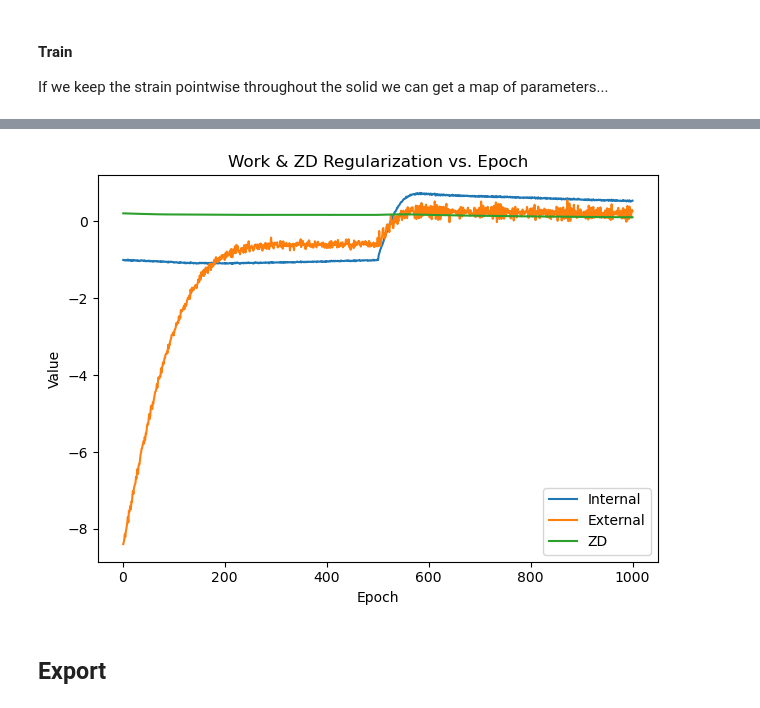
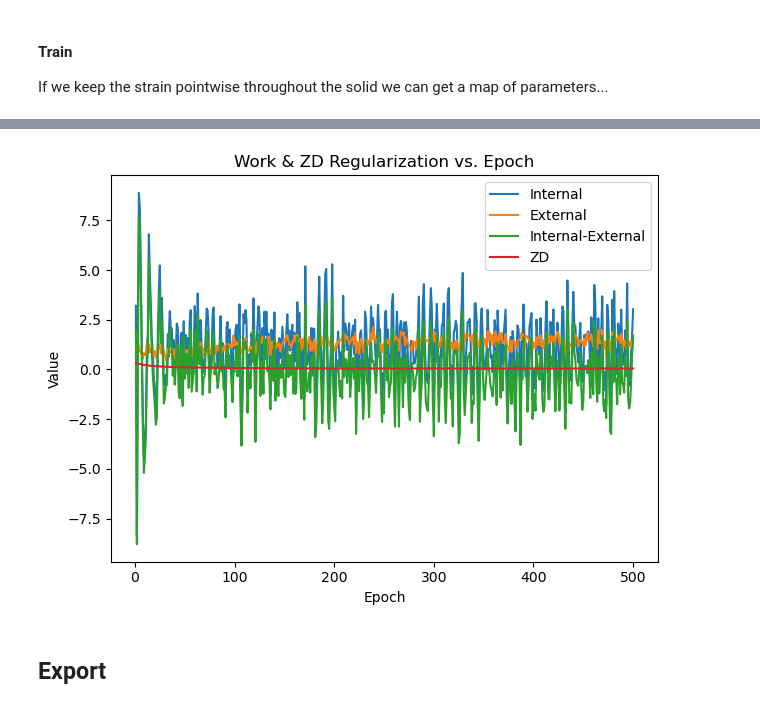
Before and after one commit to grodrguez3/EUCLID-hyperelasticity-NN, a Jupyter notebook: my_drivers/Taylor_expansions_Eigen.ipynb, the cells around one changed output, grey strips where cells are left out. Cells and saved outputs as stored; diff of their text form; code cells hidden in the pictures.

Commit message:
Update ZD to nodes..

```diff
--- a/my_drivers/Taylor_expansions_Eigen.ipynb
+++ b/my_drivers/Taylor_expansions_Eigen.ipynb
@@ -404,0 +490,7 @@ min idx = 900
+# %%
+# 1) select only the pressured elements
+pressure_elements_facets = {
+    eid-1: element2facets[eid] #minus one to account for python indexing
+    for eid in pressure_element_IDs
+    if eid in element2facets
+}
@@ -404,0 +532,7 @@ min idx = 900
+# %%
+pressure_elem_facets_indexes = [
+    (eid-1, fid-1)
+    for eid, info in mapping_element_pressure.items()
+    for fid in info.get('facet_ids', [])
+]
+pressure_elem_facets_indexes[0]
@@ -405,3 +541,7 @@ min idx = 900
+# %%
+# 1) Extract index lists
+elem_idxs  = torch.tensor([e for e, f in pressure_elem_facets_indexes], dtype=torch.long)
+facet_idxs = torch.tensor([f for e, f in pressure_elem_facets_indexes], dtype=torch.long)
 # %% [markdown]
 # Architecture
 # %%
@@ -593,9 +731,9 @@ optimizer = torch.optim.Adam(model.parameters(), lr=1e-3)
 states=x_input.shape[2]
 N_pressure_dofs=len(pressure_element_IDs_final)
 N_ZD_dofs=len(ZD_element_IDs_final)
-#loss_list=[]
+loss_list=[]
 keys = ['Internal', 'External', 'ZD','Special']
-#work_dict = { key: [] for key in keys }
+work_dict = { key: [] for key in keys }
 for i in range(epoch):
     optimizer.zero_grad()#reset gradients
     loss = torch.zeros((), device=device)    # scalar, same dtype/device
@@ -621,15 +759,17 @@ for i in range(epoch):
 
        # print(f'W_int shape: {W_int.shape}')
         #Surface integral
-        t_surface=pressure_normals[:,:,s]*10000 #t_surface is N,3 (elements x xyz)
+        #Adding negative to the pressure becuase it is applied downwards...
+        t_surface=surface_normal_tensor[facet_idxs,:,s]*(-100000)*area_tensor[facet_idxs,:,s] #t_surface is N_pressure,3 (elements x xyz), add area because pressure is not force
      #   print(f'W_int shape: {W_int.shape}')
-        dot = (VF_values[:,pressure_element_IDs_final,:]* t_surface.unsqueeze(0)).sum(dim=2)  # shape: [3, 100]
+        dot = (VF_values[:,elem_idxs,:]* t_surface.unsqueeze(0)).sum(dim=2)  # shape: [3, 100]
 
         W_ext=torch.sum(dot*area_normals[:,:,s].T,dim=(0,1))/(N_pressure_dofs*vf_number)
 
         ## Add ZD term:
-        ZD_regularization=torch.sum(VF_values[:,ZD_element_IDs_final,:]**2, dim=(0,1,2))/(N_ZD_dofs*vf_number)
-
+        #ZD_regularization=torch.sum(VF_values[:,ZD_element_IDs_final,:]**2, dim=(0,1,2))/(N_ZD_dofs*vf_number)
+        VF_values_NODES = evaluate_vf_values(V_NN, position_tensor[ZD_idx,:,s]) #This is p, N, 3
+        ZD_regularization=torch.sum(VF_values_NODES[:,ZD_idx,:]**2, dim=(0,1,2))/(len(ZD_idx)*vf_number)
 
         ## SPECIAL VIRTUAL FIELDS
         # 1) Extract normal & shear strains from strain_tensor (Voigt):
@@ -684,7 +824,7 @@ for i in range(epoch):
         W_int_item = W_int.item()
         W_ext_item = W_ext.item()
         ZD_regularization_item= ZD_regularization.item()
-        special_loss_item= special_loss.item()
+        special_loss_item= special_loss.item()*0.1
         L_item    = loss.item()
         print(
             f"Epoch {i:4d} │ "
@@ -724,23 +864,29 @@ Vz(x,y,z) = +0.005*1 + -0.144*x + -0.182*y + +0.368*z + +0.323*x**2 + +0.166*x*y
 # %%
 import matplotlib.pyplot as plt
 
 # assume work_dict already exists, with lists of length N for each key
 epochs = list(range(1, len(work_dict['Internal']) + 1))
+# turn your lists into arrays
+internal = np.array(work_dict['Internal'])
+external = np.array(work_dict['External'])
 
+# now subtraction works element‐wise
+diff = internal - external
 plt.figure()
 plt.plot(epochs, work_dict['Internal'], label='Internal')
 plt.plot(epochs, work_dict['External'], label='External')
+plt.plot(epochs,diff, label='Internal-External')
 plt.plot(epochs, work_dict['ZD'], label='ZD')
 #plt.plot(epochs, work_dict['Special'], label='Special')
 plt.xlabel('Epoch')
 plt.ylabel('Value')
 plt.title('Work & ZD Regularization vs. Epoch')
 
 plt.legend()
 plt.tight_layout()
 plt.show()
 # %% [output]
-[figure, old version]
+[figure, new version]
 # %% [markdown]
 ## Export
 # %%
```
Also changed, not shown: parts of 40 cells of this notebook, 20 other files.
